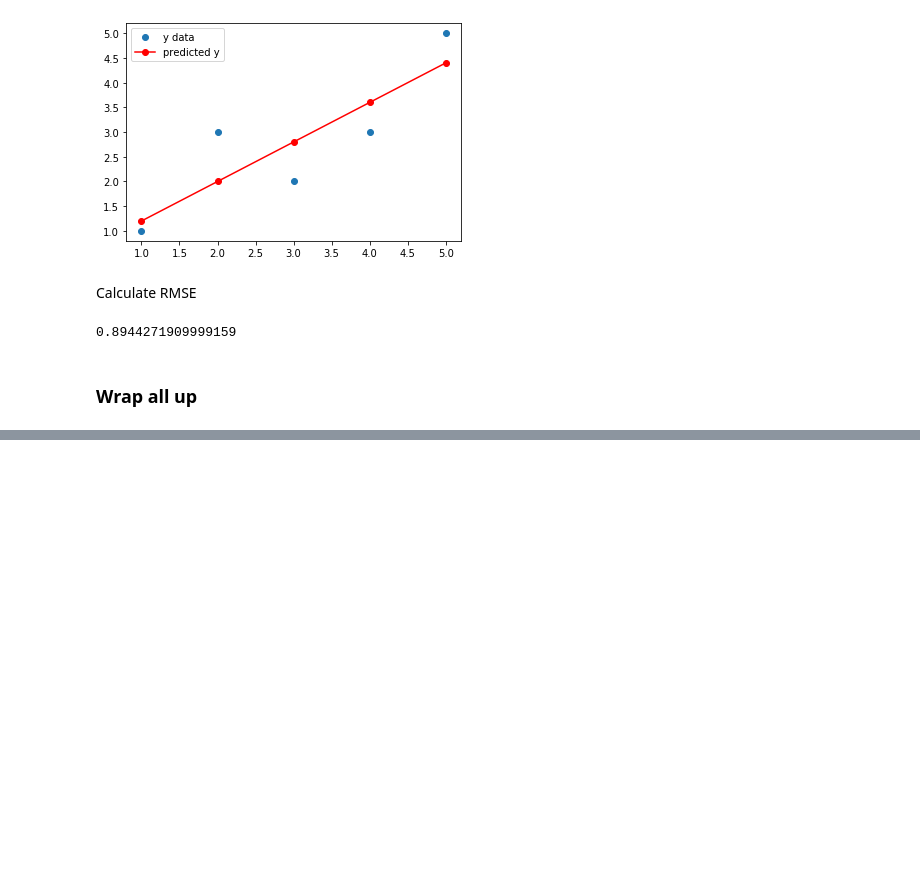
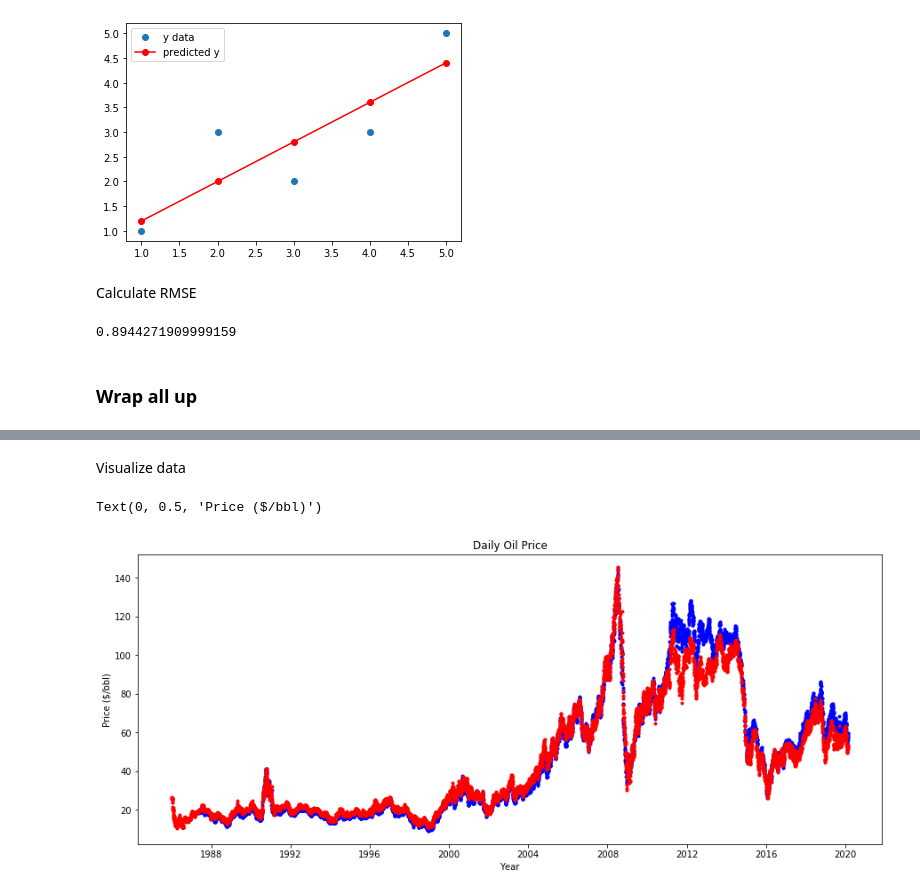
Before and after one commit to yohanesnuwara/machine-learning, a Jupyter notebook: 06_simple_linear_regression/simple_linear_reg_algorithm.ipynb, the cells around one changed output, grey strips where cells are left out. Saved outputs shown, nothing was run; the diff lists cells and outputs as text; code cells hidden in the pictures; blank space fills up the shorter version.

```diff
--- a/06_simple_linear_regression/simple_linear_reg_algorithm.ipynb
+++ b/06_simple_linear_regression/simple_linear_reg_algorithm.ipynb
@@ -213,0 +229,11 @@ def simple_linear_regression_advanced(x, y, y_test):
+# %%
+import pandas as pd
+
+brent = pd.read_csv('/content/machine-learning/datasets/brent-daily_csv.csv')
+wti = pd.read_csv('/content/machine-learning/datasets/wti-daily_csv.csv')
+
+# Converting to Panda datetime
+brent['Date'] =  pd.to_datetime(brent['Date'], format='%Y-%m-%d') # depends on the data, format check web: https://strftime.org/
+wti['Date'] =  pd.to_datetime(wti['Date'], format='%Y-%m-%d') # depends on the data, format check web: https://strftime.org/
+
+brent.head(10)
@@ -213,0 +252,14 @@ def simple_linear_regression_advanced(x, y, y_test):
+# %% [markdown]
+Visualize data
+# %%
+from pandas.plotting import register_matplotlib_converters
+register_matplotlib_converters()
+
+plt.figure(figsize=(15, 6))
+plt.plot(brent.Date, brent.Price, '.', color='blue')
+plt.plot(wti.Date, wti.Price, '.', color='red')
+plt.title('Daily Oil Price')
+plt.xlabel('Year'); plt.ylabel('Price ($/bbl)')
+# %% [output]
+Text(0, 0.5, 'Price ($/bbl)')
+[figure, added]
```
Also changed, not shown: parts of 5 cells of this notebook.
